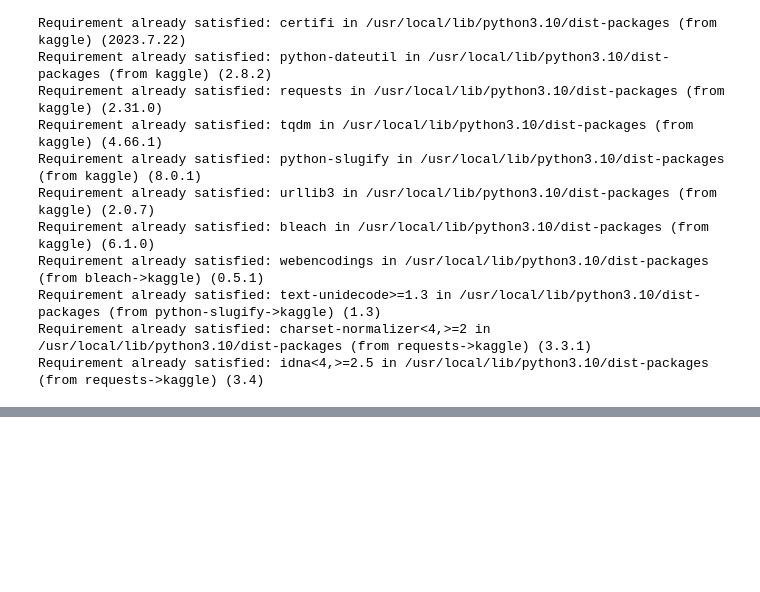
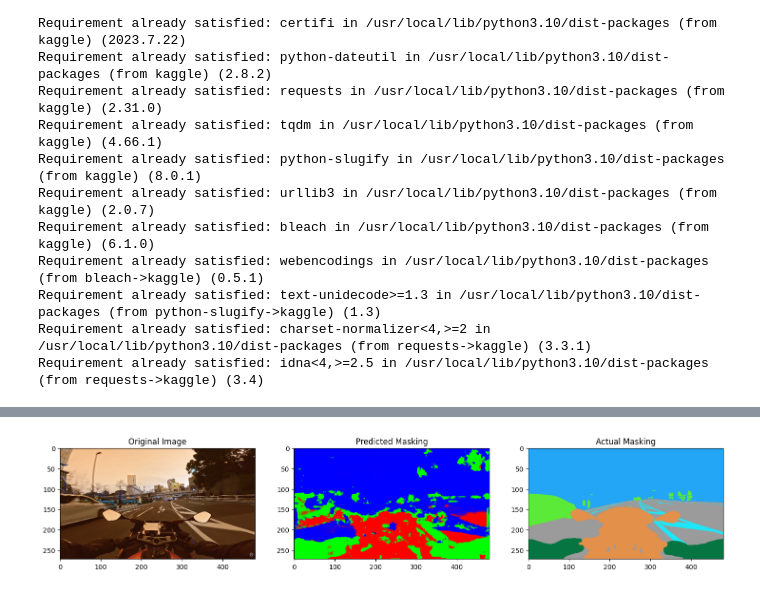
Before and after one commit to Garlic-Ryu/Main_RS, a Jupyter notebook: Main_Quest_2/류의성_Night_Ride_Image_segmentation.ipynb, the cells around one changed output, grey strips where cells are left out. Saved outputs shown, nothing was run; the diff lists cells and outputs as text; code cells hidden in the pictures; blank space fills up the shorter version.

```diff
--- a/Main_Quest_2/류의성_Night_Ride_Image_segmentation.ipynb
+++ b/Main_Quest_2/류의성_Night_Ride_Image_segmentation.ipynb
@@ -246,20 +279,21 @@ ________________________________________________________________________________
 # %%
 from tensorflow.keras.callbacks import ModelCheckpoint
+from tensorflow.keras.optimizers import Adam
 
-model.compile(optimizer="rmsprop", loss="sparse_categorical_crossentropy")
+X_train = X_train.astype('float32')
+y_train = y_train.astype(np.float32) # 오류 나와서 바꾸라고 해서 바꾸긴 했는데, 이 부분 잘 모름
 
-num_classes = 6
 
-from tensorflow.keras.utils import to_categorical
-y_train_encoded = to_categorical(y_train, num_classes=num_classes)
+
+
+model.compile(optimizer=Adam(learning_rate=0.0004),loss=dice_score_loss_with_smooth(smooth=1.), metrics=['accuracy'])
+# 교재 232p
 
 callbacks = [
     tf.keras.callbacks.ModelCheckpoint(filepath='try1', save_best_only=True)
     ]
 
-epochs = 2
-batch_size = 8
+epochs = 30
+batch_size = 20
 
-history = model.fit(X_train, y_train_encoded, epochs=epochs, batch_size=batch_size)
-
-model.fit(X_train, y_train, epochs=epochs, batch_size=batch_size)
+history = model.fit(X_train, y_train, epochs=epochs, batch_size=batch_size)
@@ -287,0 +356,28 @@ model.fit(X_train, y_train, epochs=epochs, batch_size=batch_size)
+# %%
+import matplotlib.pyplot as plt
+
+# 예측 수행
+# 이 예제에서는 테스트 데이터셋의 첫 번째 이미지에 대한 예측을 수행하고 있습니다.
+predicted_mask = model.predict(X_test[0:1])
+predicted_mask = predicted_mask[0]  # 첫 번째 예측 결과를 가져옵니다.
+
+# 원본 이미지, 예측 마스크, 실제 마스크를 시각화
+plt.figure(figsize=(18, 6))
+
+# 원본 이미지
+plt.subplot(1, 3, 1)
+plt.title('Original Image')
+plt.imshow(X_test[0])
+
+# 모델이 예측한 마스킹
+plt.subplot(1, 3, 2)
+plt.title('Predicted Masking')
+plt.imshow(predicted_mask)
+
+# 실제 마스킹 이미지
+plt.subplot(1, 3, 3)
+plt.title('Actual Masking')
+plt.imshow(y_test[0])
+
+plt.show()
+# %% [output]
@@ -287,0 +385 @@ model.fit(X_train, y_train, epochs=epochs, batch_size=batch_size)
+[figure, added]
```
Also changed, not shown: parts of 17 cells of this notebook.
